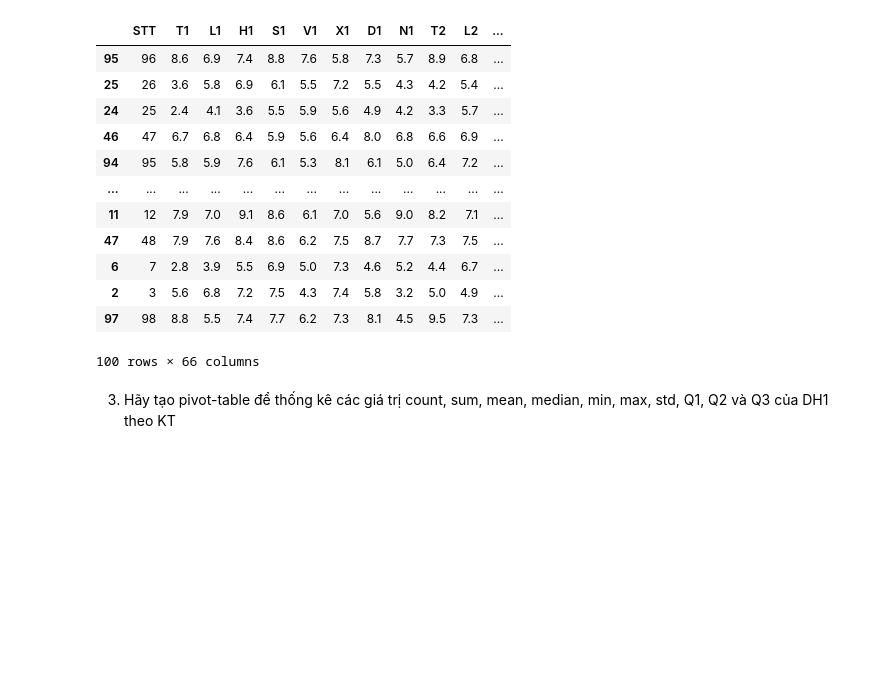
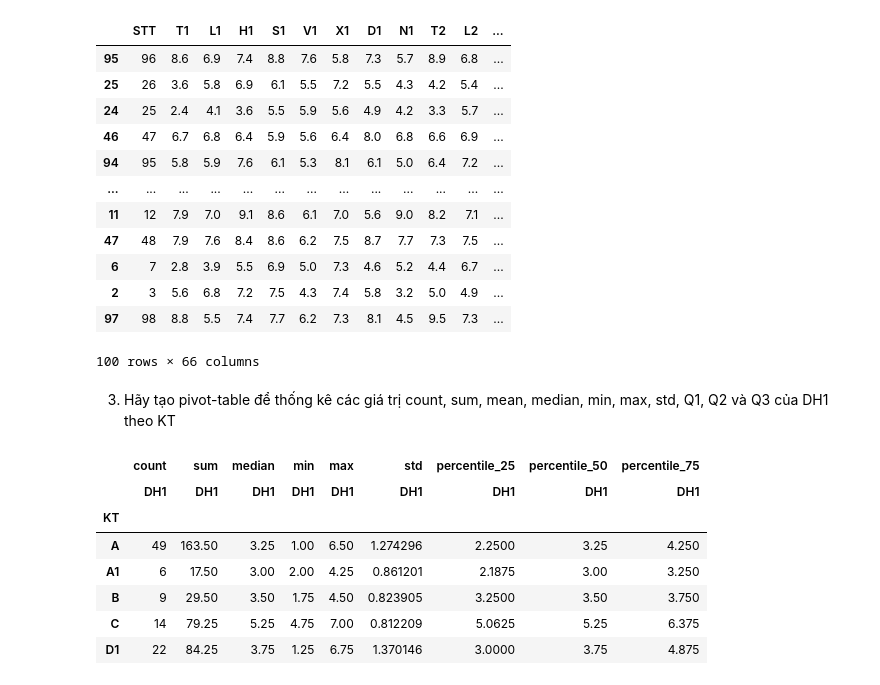
Before and after one commit to trinhvanypro1/-DataAnalystDeepLearning, a Jupyter notebook: Lab2.ipynb, the cells around one changed output. Drawn from its saved outputs; the diff is of its cells as text; code cells hidden in the pictures; blank space fills up the shorter version.

```diff
--- a/Lab2.ipynb
+++ b/Lab2.ipynb
@@ -61,0 +68,13 @@ data.sort_values(by=['DH2','GT'])
+# %%
+import numpy as np
+table_KT=pd.pivot_table(data, values='DH1', index=['KT'],aggfunc=['count','sum','median','min','max','std',percentile(25),percentile(50),percentile(75)])
+table_KT
+# %% [output]
+|  | count | sum | median | min | max | std | percentile_25 | percentile_50 | percentile_75 |
+|  | DH1 | DH1 | DH1 | DH1 | DH1 | DH1 | DH1 | DH1 | DH1 |
+| KT |  |  |  |  |  |  |  |  |  |
+| A | 49 | 163.50 | 3.25 | 1.00 | 6.50 | 1.274296 | 2.2500 | 3.25 | 4.250 |
+| A1 | 6 | 17.50 | 3.00 | 2.00 | 4.25 | 0.861201 | 2.1875 | 3.00 | 3.250 |
+| B | 9 | 29.50 | 3.50 | 1.75 | 4.50 | 0.823905 | 3.2500 | 3.50 | 3.750 |
+| C | 14 | 79.25 | 5.25 | 4.75 | 7.00 | 0.812209 | 5.0625 | 5.25 | 6.375 |
+| D1 | 22 | 84.25 | 3.75 | 1.25 | 6.75 | 1.370146 | 3.0000 | 3.75 | 4.875 |
```
Also changed, not shown: parts of 8 cells of this notebook.
